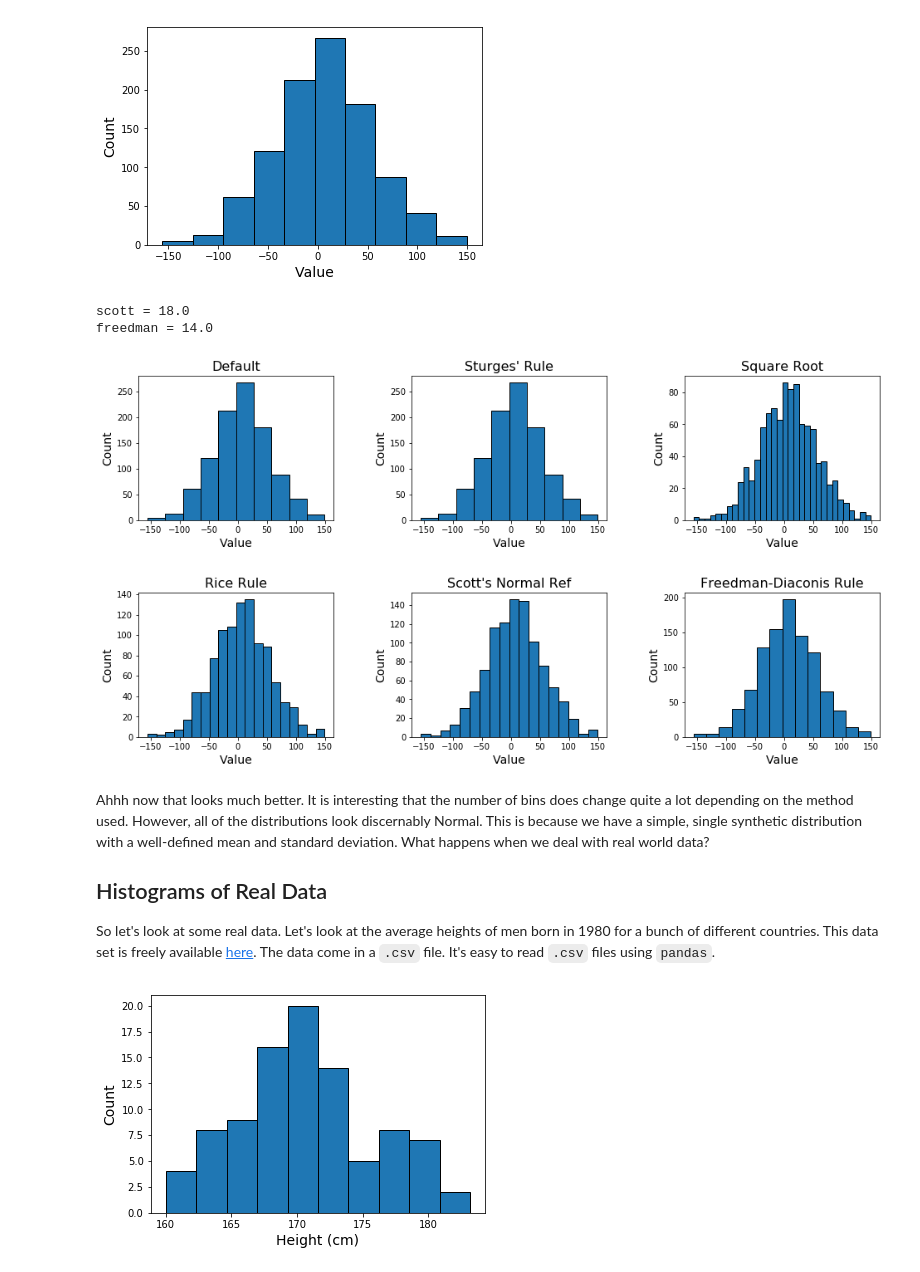
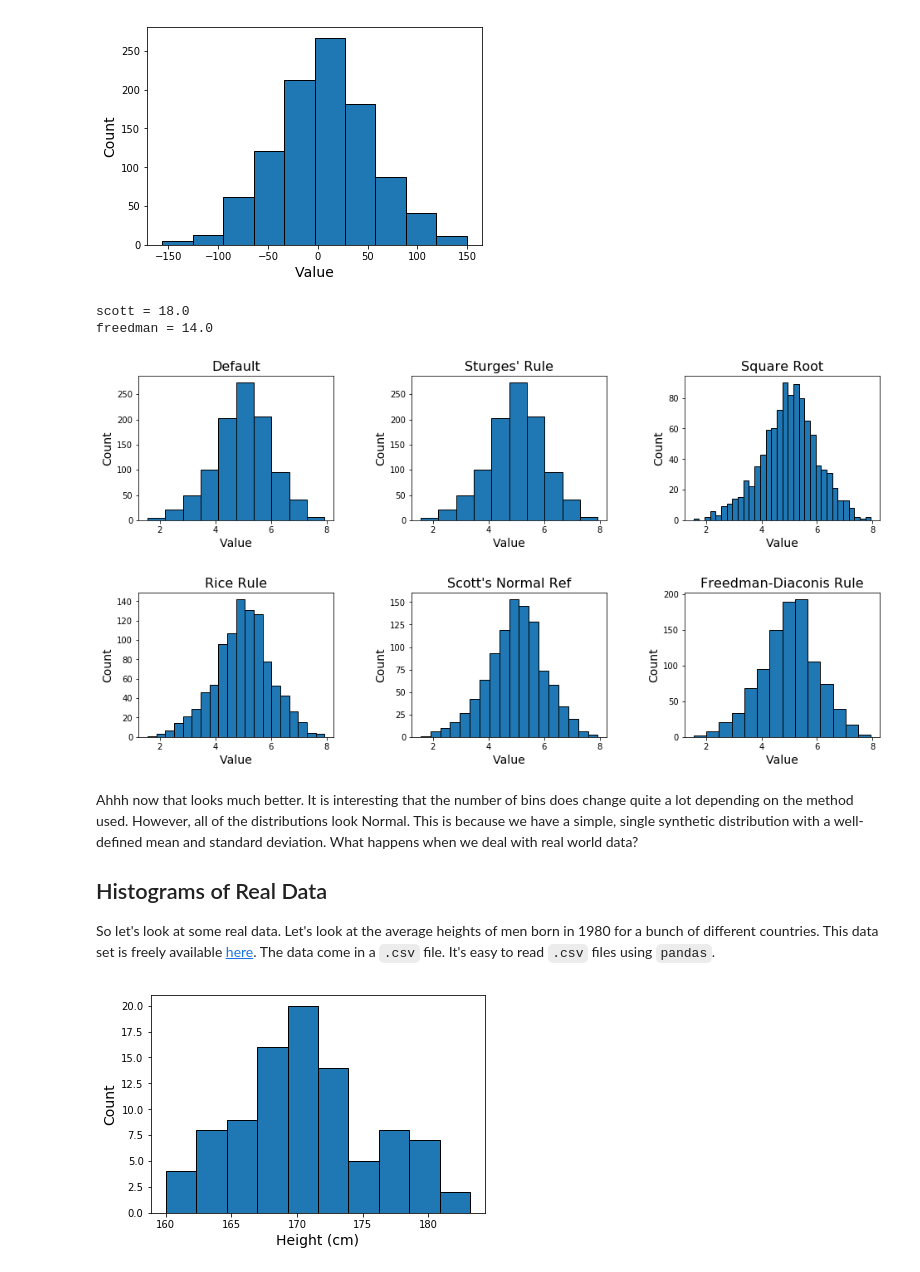
Before and after one commit to mas16/Lectures, a Jupyter notebook: histogram_fitting.ipynb, the cells around one changed output. Saved outputs shown, nothing was run; the diff lists cells and outputs as text; code cells hidden in the pictures.

```diff
--- a/histogram_fitting.ipynb
+++ b/histogram_fitting.ipynb
@@ -201,26 +203,27 @@ plt.show()
 # %%
 # Recalculate Scott and Freedman bins
 scott = np.ceil((3.5*np.std(data_set2))/(n**(1.0/3.0)))
 freedman = np.ceil((2*sps.iqr(data_set2))/(n**(1.0/3.0)))
-
-bins = [None, sturges, square, rice, scott, freedman]
 
 print("scott = "+str(scott))
 print("freedman = "+str(freedman))
 
 fig, axs = plt.subplots(nrows=2, ncols=3, figsize=(16,8), constrained_layout=False)
 
+bins = [None, sturges, square, rice, scott, freedman]
+titles = ["Default", "Sturges' Rule", "Square Root", "Rice Rule", "Scott's Normal Ref", "Freedman-Diaconis Rule"]
+
 for x, ax in enumerate(axs.flatten()):
-    plot_histogram(ax, data_set2, bins[x], titles[x])
+    plot_histogram(ax, data_set, bins[x], titles[x])
 
 plt.subplots_adjust(wspace=0.4, hspace=0.5)
 plt.show()
 # %% [output]
 scott = 18.0
 freedman = 14.0
-[figure, old version]
+[figure, new version]
 # %% [markdown]
-Ahhh now that looks much better. It is interesting that the number of bins does change quite a lot depending on the method used. However, all of the distributions look discernably Normal. This is because we have a simple, single synthetic distribution with a well-defined mean and standard deviation. What happens when we deal with real world data?
+Ahhh now that looks much better. It is interesting that the number of bins does change quite a lot depending on the method used. However, all of the distributions look Normal. This is because we have a simple, single synthetic distribution with a well-defined mean and standard deviation. What happens when we deal with real world data?
 
 ## Histograms of Real Data
 
```
Also changed, not shown: parts of 12 cells of this notebook.
